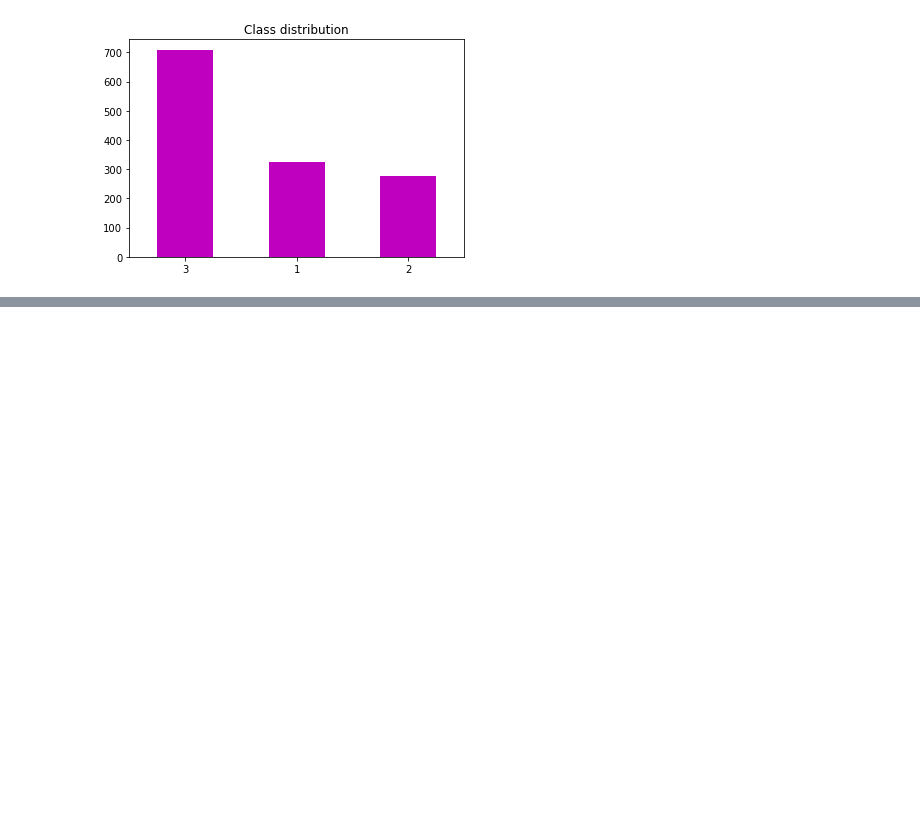
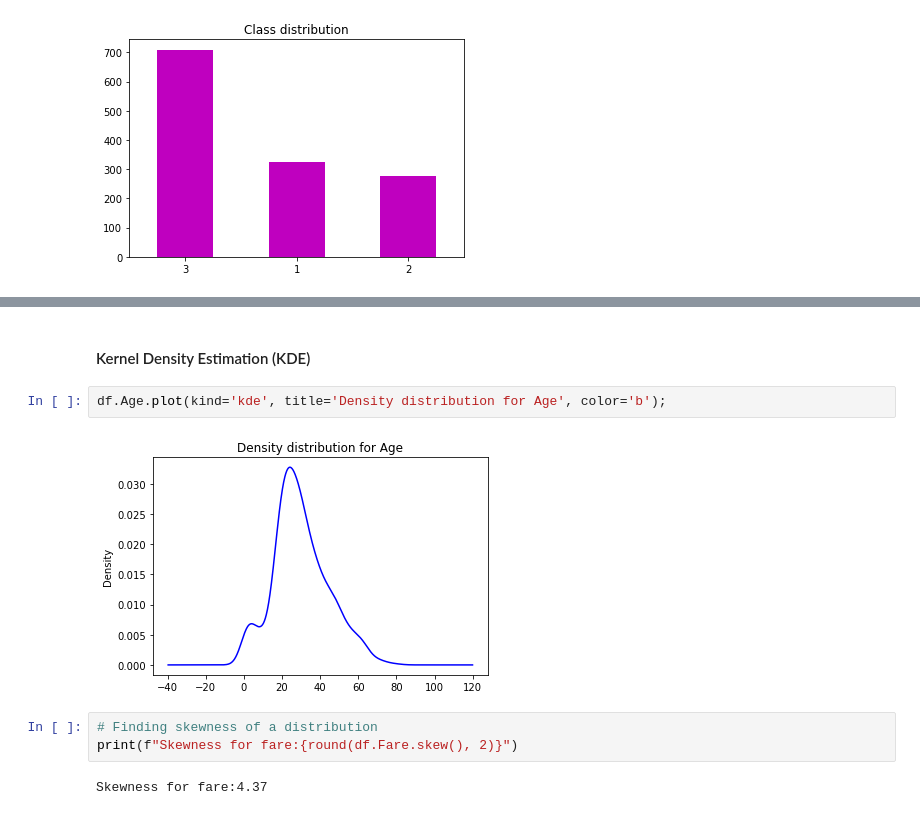
Before and after one commit to GoroCollins/titanic-disaster, a Jupyter notebook: notebooks/Data Processing.ipynb, the cells around one changed output, grey strips where cells are left out. Drawn from its saved outputs; the diff is of its cells as text; blank space fills up the shorter version.

```diff
--- a/notebooks/Data Processing.ipynb
+++ b/notebooks/Data Processing.ipynb
@@ -293,0 +311,11 @@ df.Pclass.value_counts().plot(kind='bar', rot=0, title='Class distribution', col
+# %% [markdown]
+#### Kernel Density Estimation (KDE)
+# %%
+df.Age.plot(kind='kde', title='Density distribution for Age', color='b');
+# %% [output]
+[figure, added]
+# %%
+# Finding skewness of a distribution
+print(f"Skewness for fare:{round(df.Fare.skew(), 2)}")
+# %% [output]
+Skewness for fare:4.37
```
Also changed, not shown: parts of 125 cells of this notebook.
